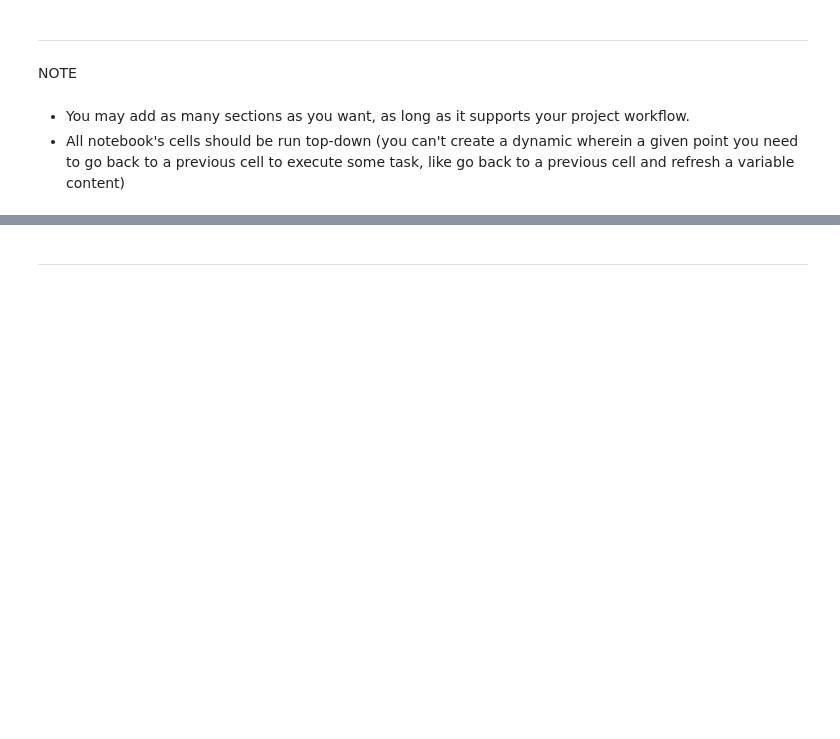
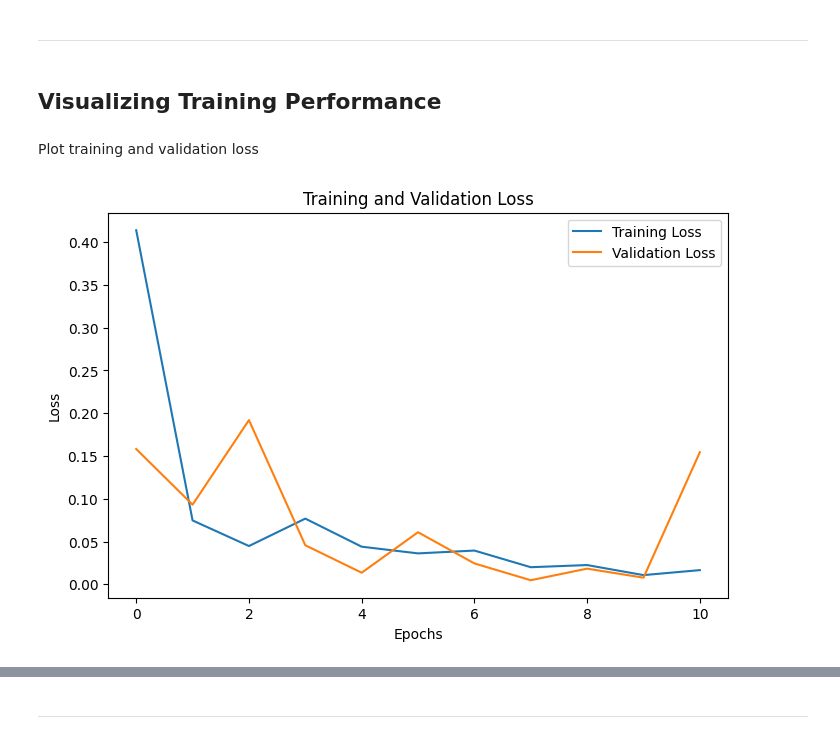
Before and after one commit to QAV-T/mildew_cherry_detection, a Jupyter notebook: jupyter_notebooks/03_Model_Training_and_Evaluation.ipynb, the cells around one changed output, grey strips where cells are left out. Cells and saved outputs as stored; diff of their text form; code cells hidden in the pictures; blank space fills up the shorter version.

```diff
--- a/jupyter_notebooks/03_Model_Training_and_Evaluation.ipynb
+++ b/jupyter_notebooks/03_Model_Training_and_Evaluation.ipynb
@@ -253,7 +294,23 @@ model.save('../models/cherry_leaf_model.h5')
 # %% [markdown]
 ---
-# %% [markdown]
-NOTE
-# %% [markdown]
-* You may add as many sections as you want, as long as it supports your project workflow.
-* All notebook's cells should be run top-down (you can't create a dynamic wherein a given point you need to go back to a previous cell to execute some task, like go back to a previous cell and refresh a variable content)
+# %% [markdown]
+## Visualizing Training Performance
+# %% [markdown]
+Plot training and validation loss
+# %%
+import pandas as pd
+
+# Convert the history.history dict to a pandas DataFrame
+history_df = pd.DataFrame(history.history)
+
+# Plot the training and validation loss
+plt.figure(figsize=(8, 5))
+plt.plot(history_df['loss'], label='Training Loss')
+plt.plot(history_df['val_loss'], label='Validation Loss')
+plt.title('Training and Validation Loss')
+plt.xlabel('Epochs')
+plt.ylabel('Loss')
+plt.legend()
+plt.show()
+# %% [output]
+[figure, added]
```
Also changed, not shown: parts of 9 cells of this notebook, 1 other file.
